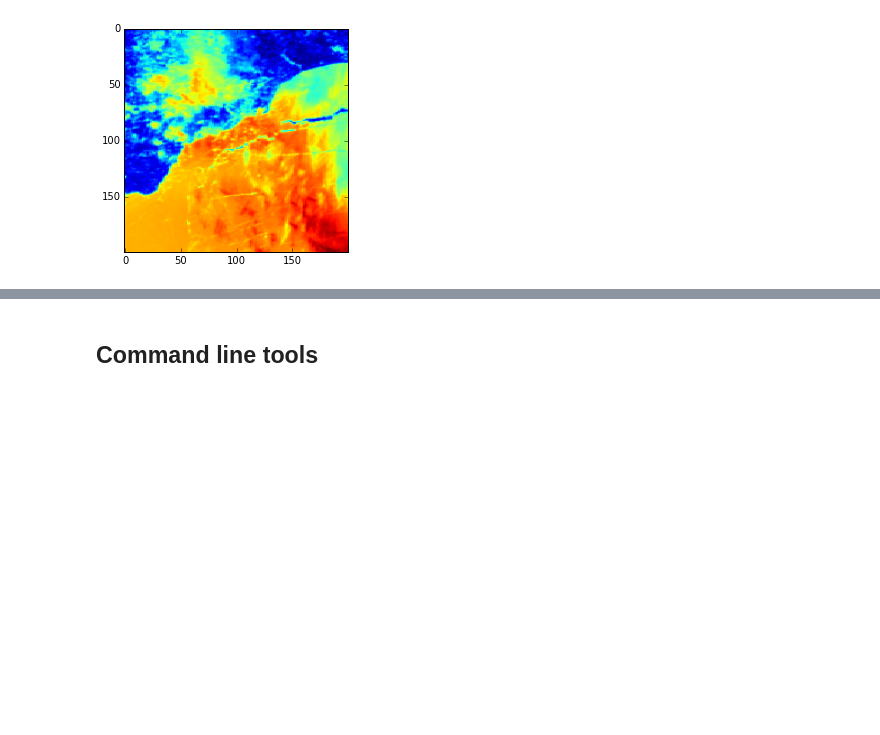
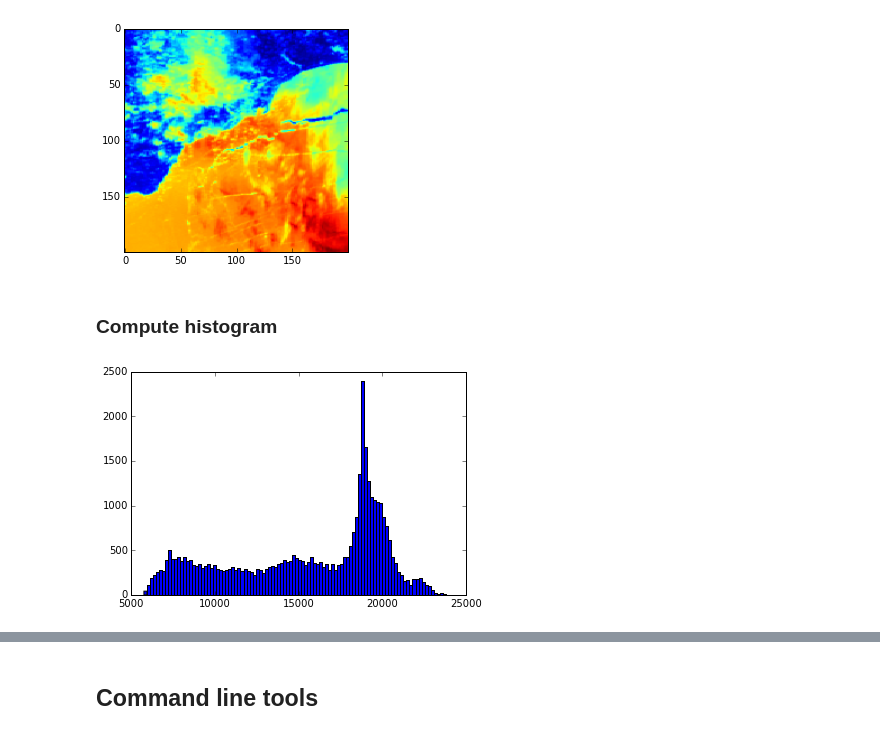
Before and after one commit to nansencenter/nansat-lectures, a Jupyter notebook: gdal.ipynb, the cells around one changed output, grey strips where cells are left out. Cells and saved outputs as stored; diff of their text form; code cells hidden in the pictures; blank space fills up the shorter version.

Commit message:
update gdal lecture with band manipulation examples

```diff
--- a/gdal.ipynb
+++ b/gdal.ipynb
@@ -30,6 +31,12 @@ plt.axis('off')
 # %%
-arr2 = band.ReadAsArray(200, 200, 200, 200)
-plt.imshow(arr2)
+arr1 = band.ReadAsArray(xoff=200, yoff=200, win_xsize=200, win_ysize=200)
+plt.imshow(arr1)
 # %% [output]
 <matplotlib.image.AxesImage at 0x...>
 [figure]
+# %% [markdown]
+### Compute histogram
+# %%
+ans = plt.hist(arr1.flatten(), 100)
+# %% [output]
+[figure, added]
```
Also changed, not shown: parts of 7 cells of this notebook.
